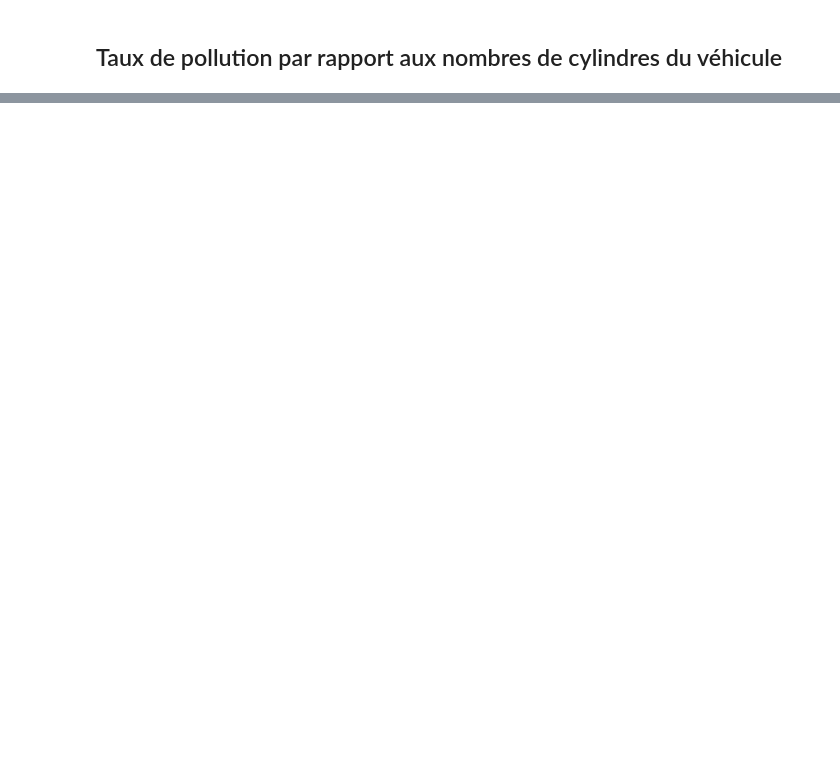
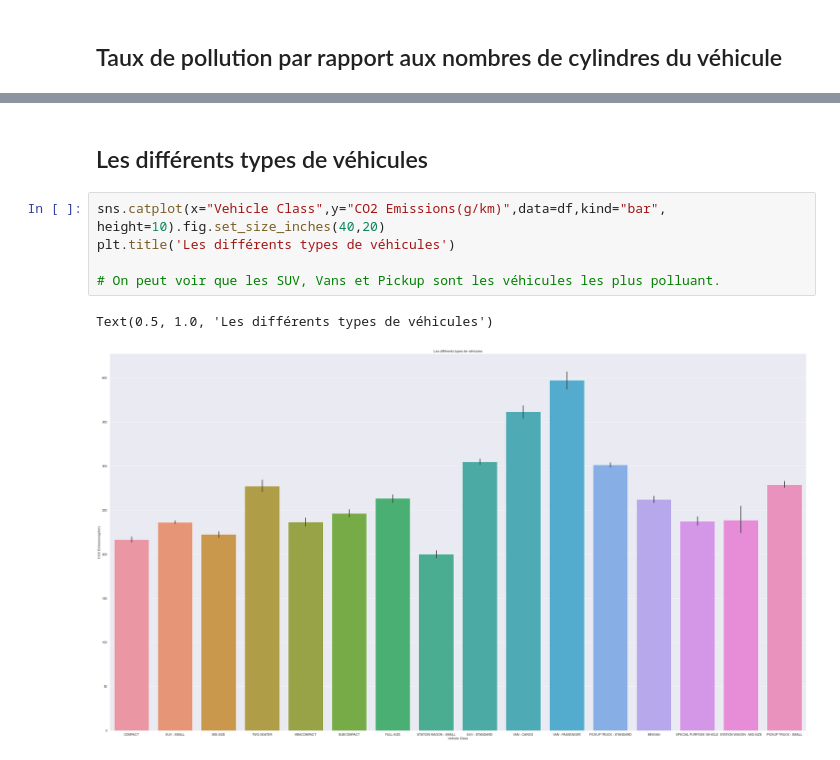
Before and after one commit to Jeevesen/Projet_DataVisualisation, a Jupyter notebook: DataVisualisation.ipynb, the cells around one changed output, grey strips where cells are left out. Cells and saved outputs as stored; diff of their text form; blank space fills up the shorter version.

```diff
--- a/DataVisualisation.ipynb
+++ b/DataVisualisation.ipynb
@@ -69,0 +87,10 @@ plt.show()
+# %% [markdown]
+## Les différents types de véhicules
+# %%
+sns.catplot(x="Vehicle Class",y="CO2 Emissions(g/km)",data=df,kind="bar", height=10).fig.set_size_inches(40,20)
+plt.title('Les différents types de véhicules')
+
+# On peut voir que les SUV, Vans et Pickup sont les véhicules les plus polluant.
+# %% [output]
+Text(0.5, 1.0, 'Les différents types de véhicules')
+[figure, added]
```
Also changed, not shown: parts of 17 cells of this notebook, 1 other file.
